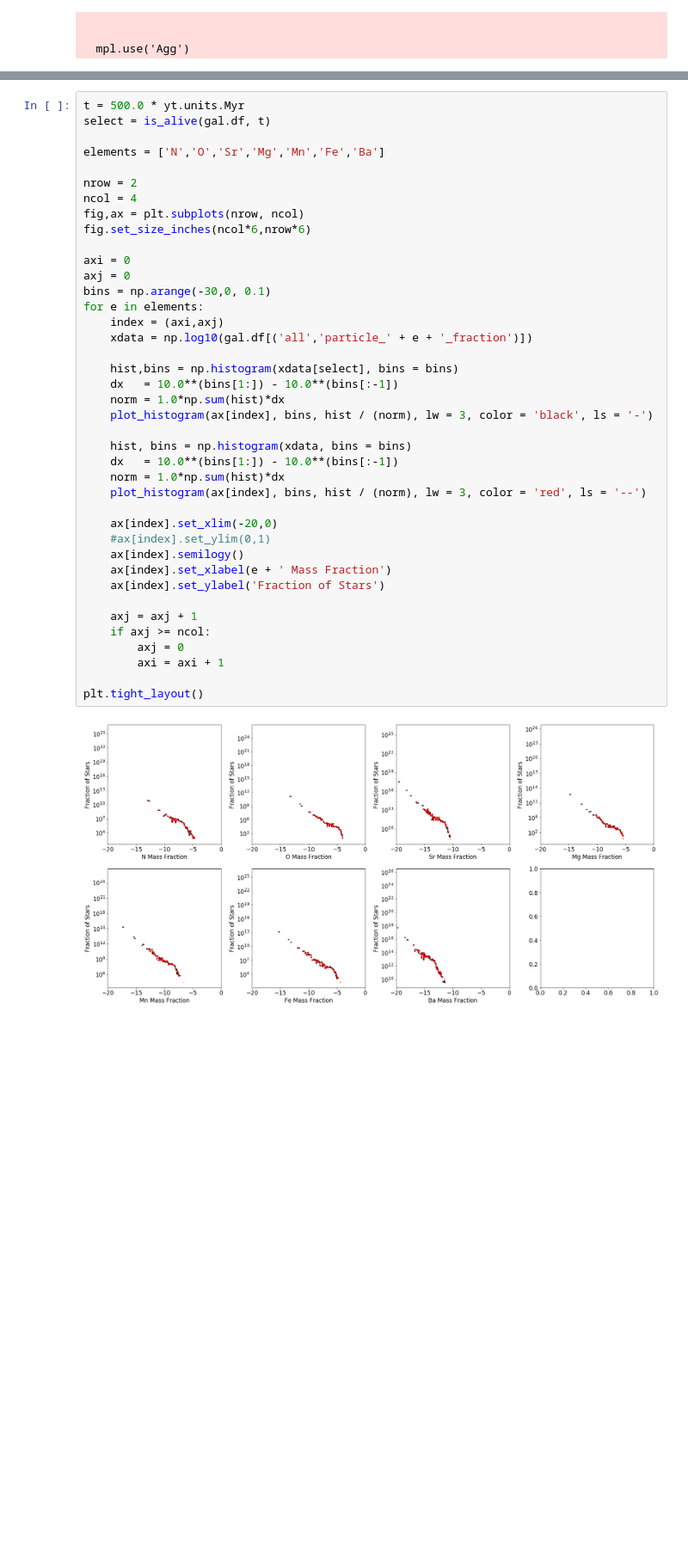
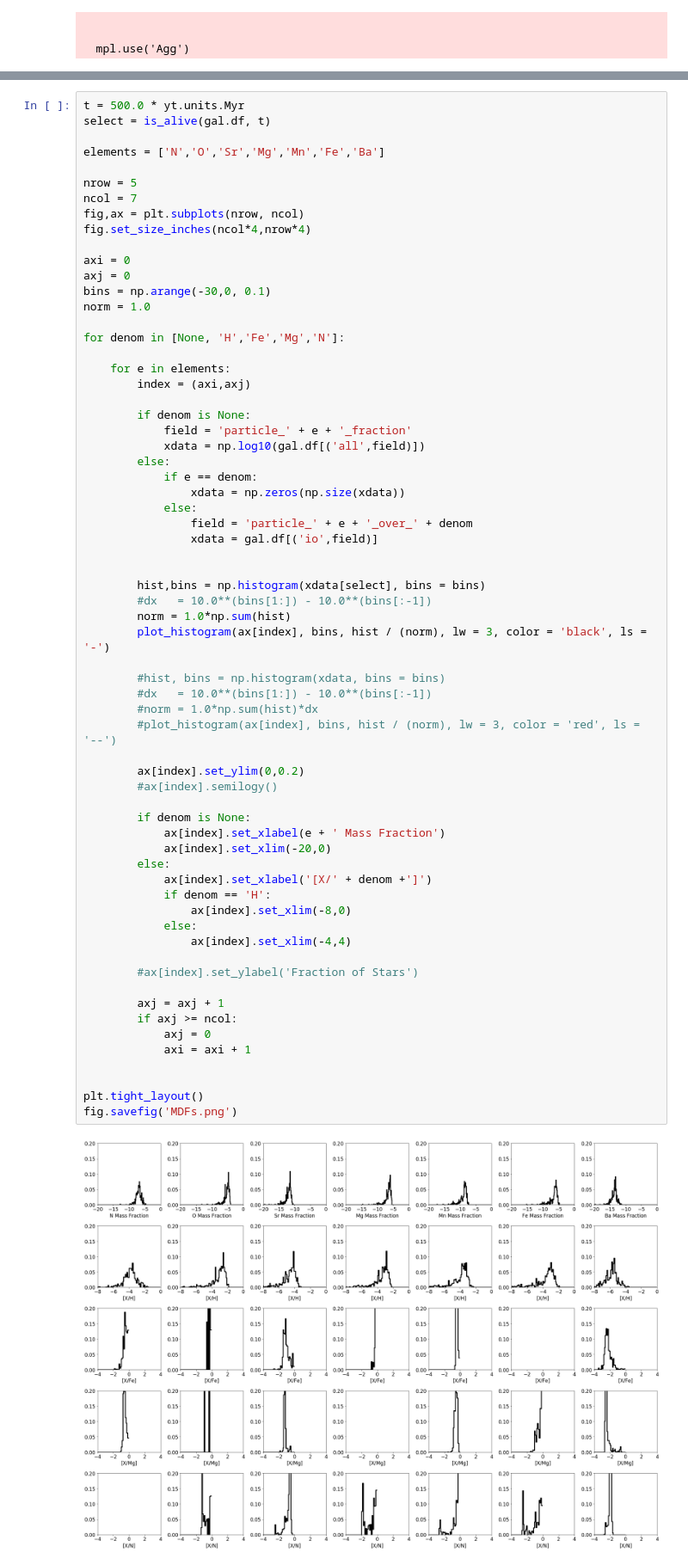
Before and after one commit to aemerick/galaxy_analysis, a Jupyter notebook: notebooks/abundances_and_stars_PDF.ipynb, the cells around one changed output, grey strips where cells are left out. Shown: that part at 86% size. Drawn from its saved outputs; the diff is of its cells as text; blank space fills up the shorter version.

```diff
--- a/notebooks/abundances_and_stars_PDF.ipynb
+++ b/notebooks/abundances_and_stars_PDF.ipynb
@@ -70,45 +72,70 @@ gal.ds.field_list
 # %%
 t = 500.0 * yt.units.Myr
 select = is_alive(gal.df, t)
 
 elements = ['N','O','Sr','Mg','Mn','Fe','Ba']
 
-nrow = 2
-ncol = 4
+nrow = 5
+ncol = 7
 fig,ax = plt.subplots(nrow, ncol)
-fig.set_size_inches(ncol*6,nrow*6)
+fig.set_size_inches(ncol*4,nrow*4)
 
 axi = 0
 axj = 0
 bins = np.arange(-30,0, 0.1)
-for e in elements:
-    index = (axi,axj)
-    xdata = np.log10(gal.df[('all','particle_' + e + '_fraction')])
+norm = 1.0
 
-    hist,bins = np.histogram(xdata[select], bins = bins)
-    dx   = 10.0**(bins[1:]) - 10.0**(bins[:-1])
-    norm = 1.0*np.sum(hist)*dx
-    plot_histogram(ax[index], bins, hist / (norm), lw = 3, color = 'black', ls = '-')
+for denom in [None, 'H','Fe','Mg','N']:
 
-    hist, bins = np.histogram(xdata, bins = bins)
-    dx   = 10.0**(bins[1:]) - 10.0**(bins[:-1])
-    norm = 1.0*np.sum(hist)*dx
-    plot_histogram(ax[index], bins, hist / (norm), lw = 3, color = 'red', ls = '--')
+    for e in elements:
+        index = (axi,axj)
 
-    ax[index].set_xlim(-20,0)
-    #ax[index].set_ylim(0,1)
-    ax[index].semilogy()
-    ax[index].set_xlabel(e + ' Mass Fraction')
-    ax[index].set_ylabel('Fraction of Stars')
+        if denom is None:
+            field = 'particle_' + e + '_fraction'
+            xdata = np.log10(gal.df[('all',field)])
+        else:
+            if e == denom:
+                xdata = np.zeros(np.size(xdata))
+            else:
+                field = 'particle_' + e + '_over_' + denom
+                xdata = gal.df[('io',field)]
 
-    axj = axj + 1
-    if axj >= ncol:
-        axj = 0
-        axi = axi + 1
+
+        hist,bins = np.histogram(xdata[select], bins = bins)
+        #dx   = 10.0**(bins[1:]) - 10.0**(bins[:-1])
+        norm = 1.0*np.sum(hist)
+        plot_histogram(ax[index], bins, hist / (norm), lw = 3, color = 'black', ls = '-')
+
+        #hist, bins = np.histogram(xdata, bins = bins)
+        #dx   = 10.0**(bins[1:]) - 10.0**(bins[:-1])
+        #norm = 1.0*np.sum(hist)*dx
+        #plot_histogram(ax[index], bins, hist / (norm), lw = 3, color = 'red', ls = '--')
+
+        ax[index].set_ylim(0,0.2)
+        #ax[index].semilogy()
+
+        if denom is None:
+            ax[index].set_xlabel(e + ' Mass Fraction')
+            ax[index].set_xlim(-20,0)
+        else:
+            ax[index].set_xlabel('[X/' + denom +']')
+            if denom == 'H':
+                ax[index].set_xlim(-8,0)
+            else:
+                ax[index].set_xlim(-4,4)
+
+        #ax[index].set_ylabel('Fraction of Stars')
+
+        axj = axj + 1
+        if axj >= ncol:
+            axj = 0
+            axi = axi + 1
+
 
 plt.tight_layout()
+fig.savefig('MDFs.png')
 # %% [output]
-[figure, old version]
+[figure, new version]
 # %%
 t = 500.0 * yt.units.Myr
 select = is_alive(gal.df, t)
```
Also changed, not shown: parts of 7 cells of this notebook, 2 other files.
